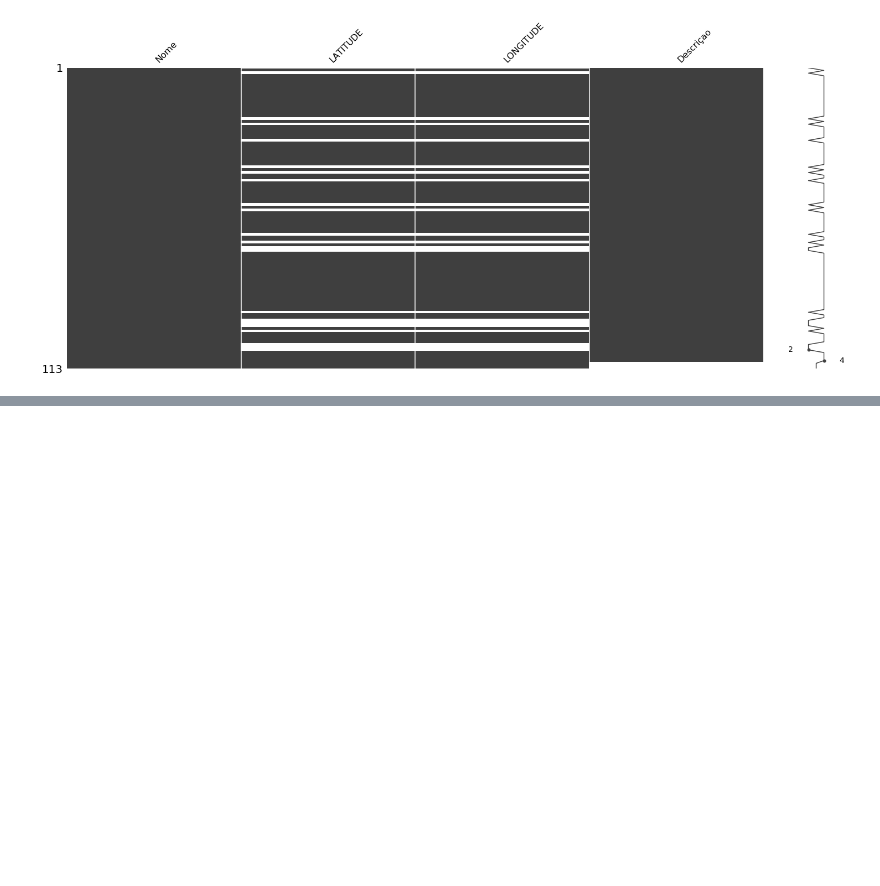
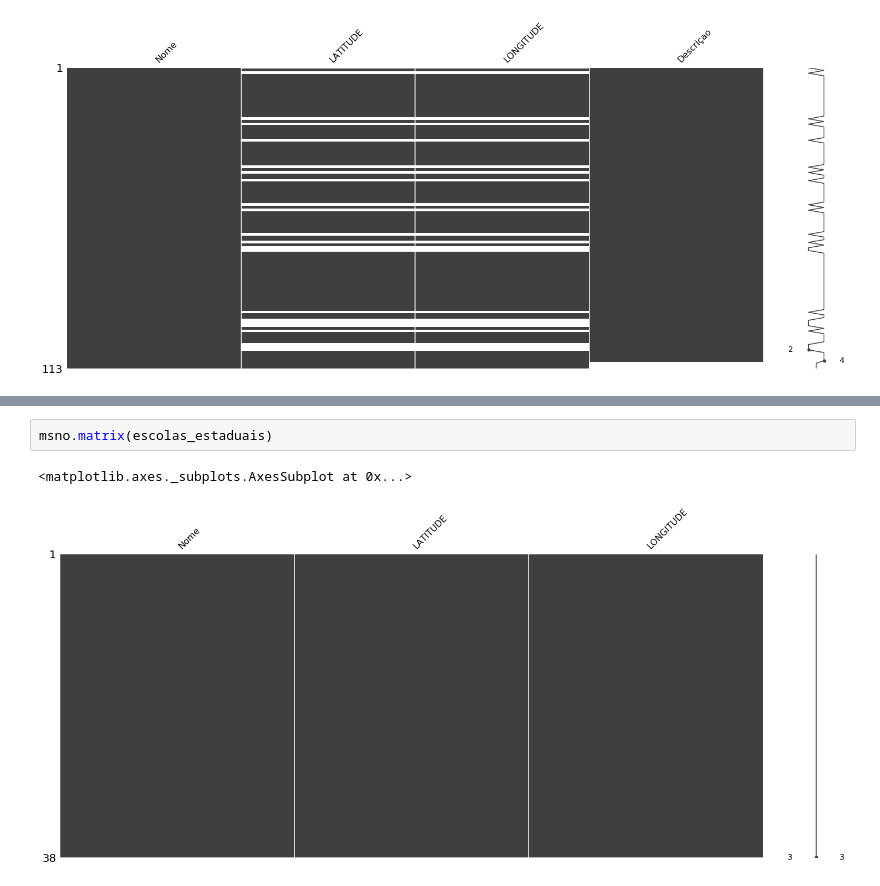
Before and after one commit to tpinhoda/Crimes_Sao_Carlos, a Jupyter notebook: notebooks/8-Analyse missing data.ipynb, the cells around one changed output, grey strips where cells are left out. Drawn from its saved outputs; the diff is of its cells as text; blank space fills up the shorter version.

```diff
--- a/notebooks/8-Analyse missing data.ipynb
+++ b/notebooks/8-Analyse missing data.ipynb
@@ -107,0 +115,5 @@ msno.matrix(pracas)
+# %%
+msno.matrix(escolas_estaduais)
+# %% [output]
+<matplotlib.axes._subplots.AxesSubplot at 0x...>
+[figure, added]
```
Also changed, not shown: parts of 7 cells of this notebook.
